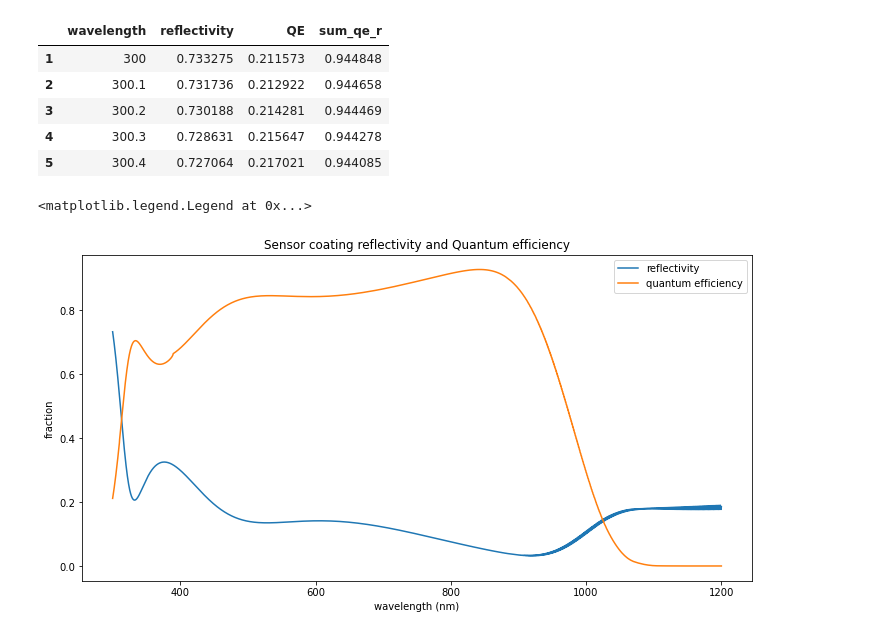
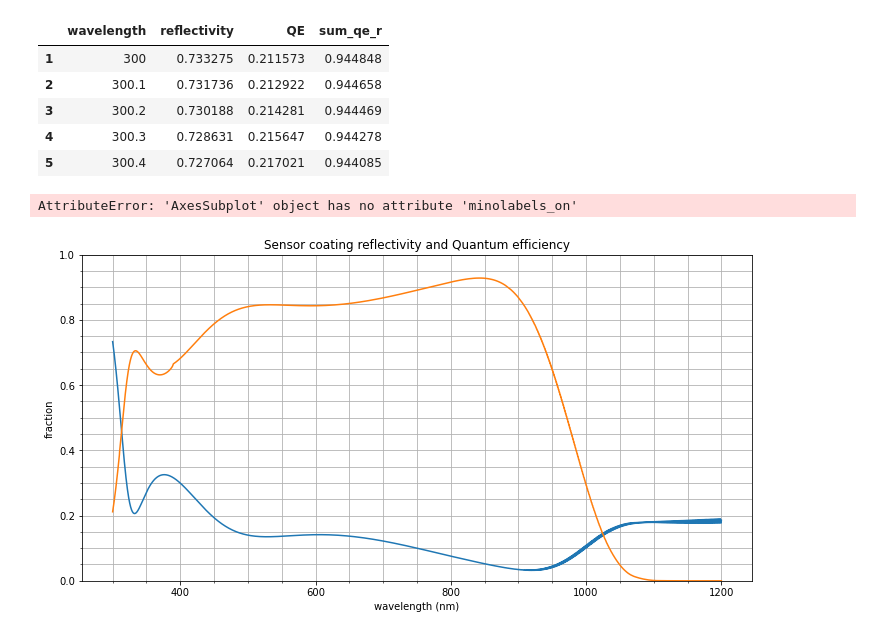
Before and after one commit to lsst-camera-dh/ghosts, a Jupyter notebook: notebooks/sensor_reflectivity.ipynb, the cells around one changed output. Cells and saved outputs as stored; diff of their text form; code cells hidden in the pictures.

Commit message:
grid on reflectivity

```diff
--- a/notebooks/sensor_reflectivity.ipynb
+++ b/notebooks/sensor_reflectivity.ipynb
@@ -29,12 +29,16 @@ data.head()
 # %%
 plt.rcParams["figure.figsize"] = [12, 6]
 fig, ax = plt.subplots(1, 1)
 ref, = ax.plot(data['wavelength'], data['reflectivity'], label='reflectivity')
 qe, = ax.plot(data['wavelength'], data['QE'], label='quantum efficiency')
 ax.set_title('Sensor coating reflectivity and Quantum efficiency')
 ax.set_xlabel('wavelength (nm)')
 ax.set_ylabel('fraction')
+ax.set_ylim([0, 1])
+ax.grid(which='both')
+ax.minorticks_on()
+ax.minolabels_on()
 plt.legend(handles = [ref, qe])
 # %% [output]
-<matplotlib.legend.Legend at 0x...>
+AttributeError: 'AxesSubplot' object has no attribute 'minolabels_on'
-[figure, old version]
+[figure, new version]
```
